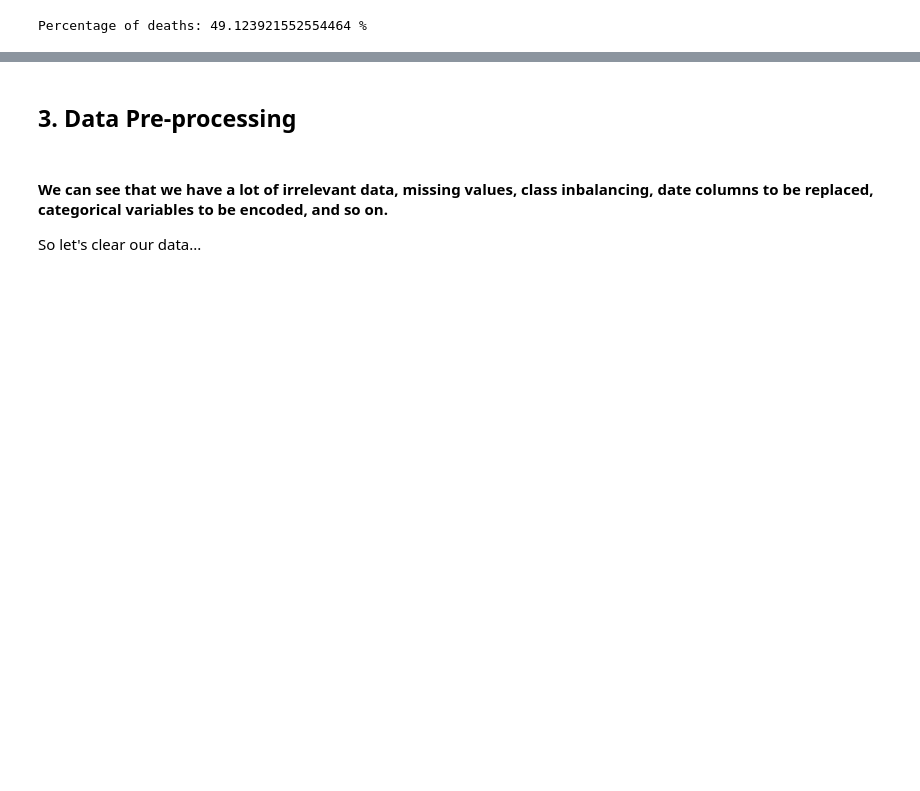
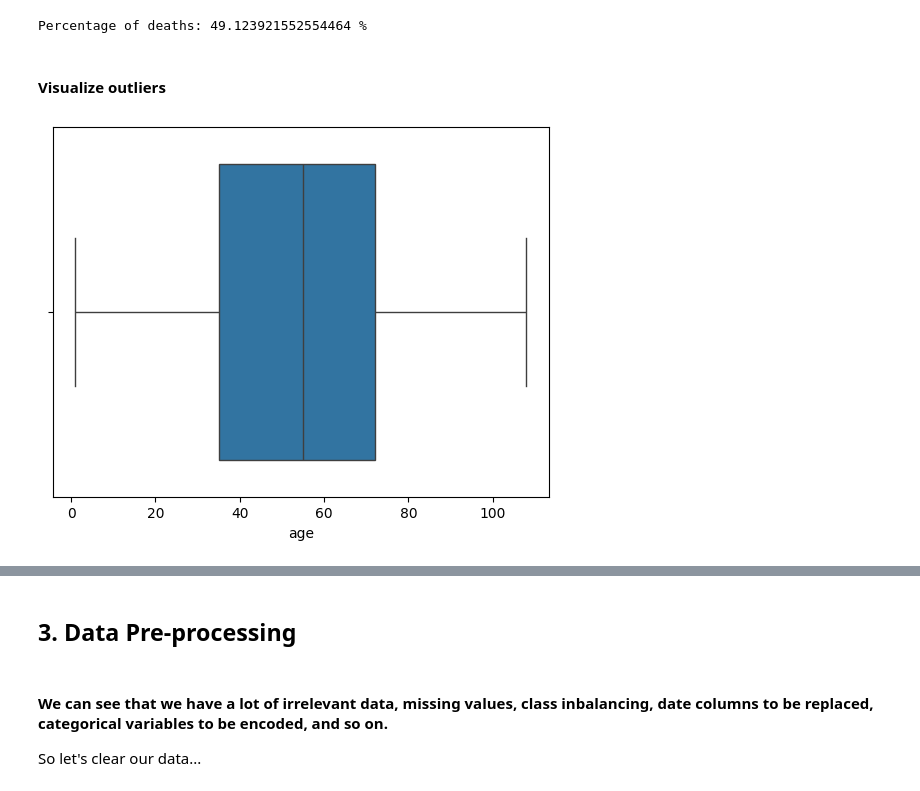
Before and after one commit to FaresDarghouth/supervised-ml-models, a Jupyter notebook: classification-covid19/covid19.ipynb, the cells around one changed output, grey strips where cells are left out. Drawn from its saved outputs; the diff is of its cells as text; code cells hidden in the pictures; blank space fills up the shorter version.

Commit message:
data understanding & data preprocessing

```diff
--- a/classification-covid19/covid19.ipynb
+++ b/classification-covid19/covid19.ipynb
@@ -164,3 +168,10 @@ dtype: int64
 print(f"Percentage of deaths: {int(df[df['death_date'].notna()]['death_date'].count()) / int(df['case_id'].count()) * 100} %")
 # %% [output]
 Percentage of deaths: 49.123921552554464 %
+# %% [markdown]
+#### Visualize outliers
+# %%
+sns.boxplot(data=df, x='age')
+plt.show()
+# %% [output]
+[figure, added]
```
Also changed, not shown: parts of 16 cells of this notebook.
